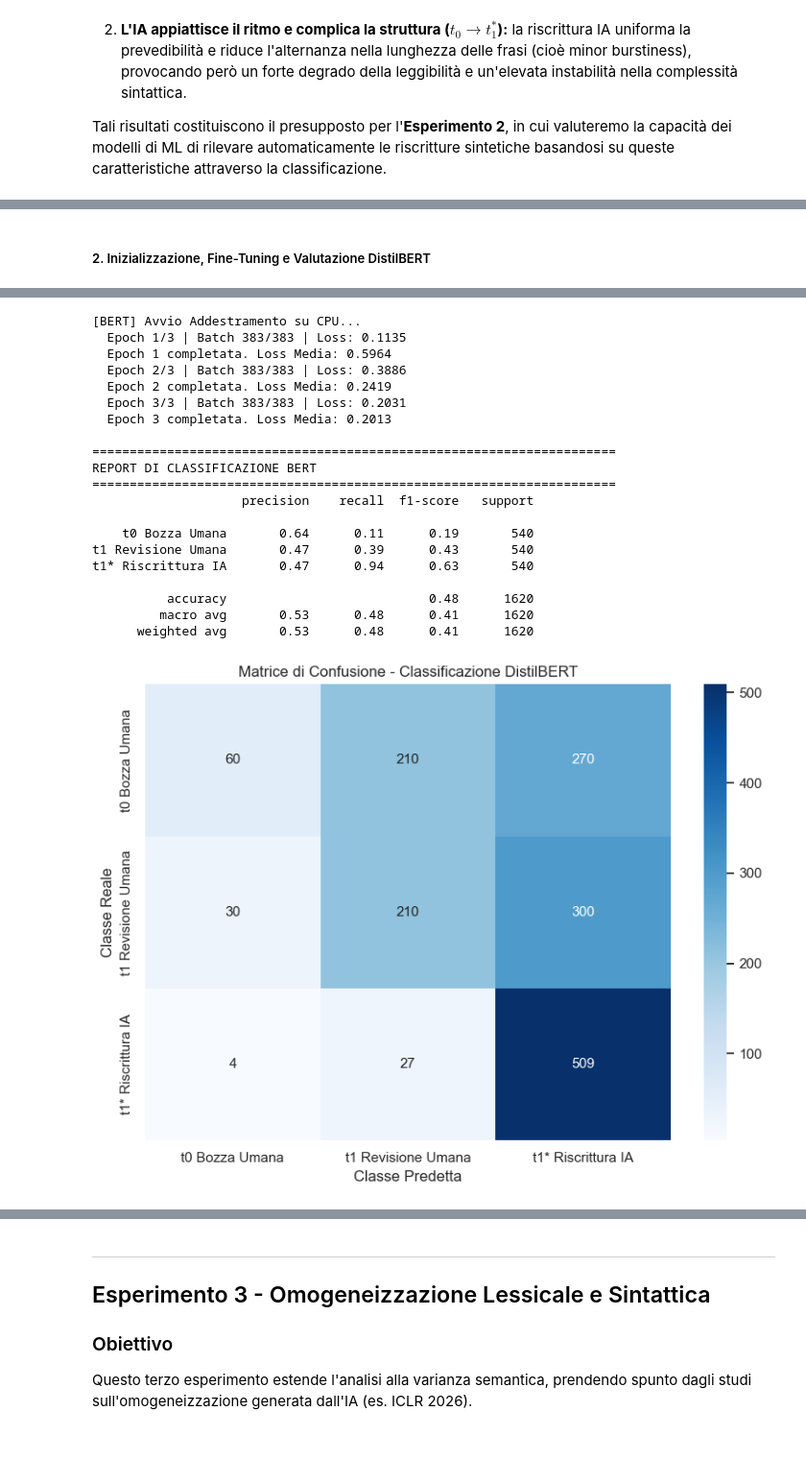
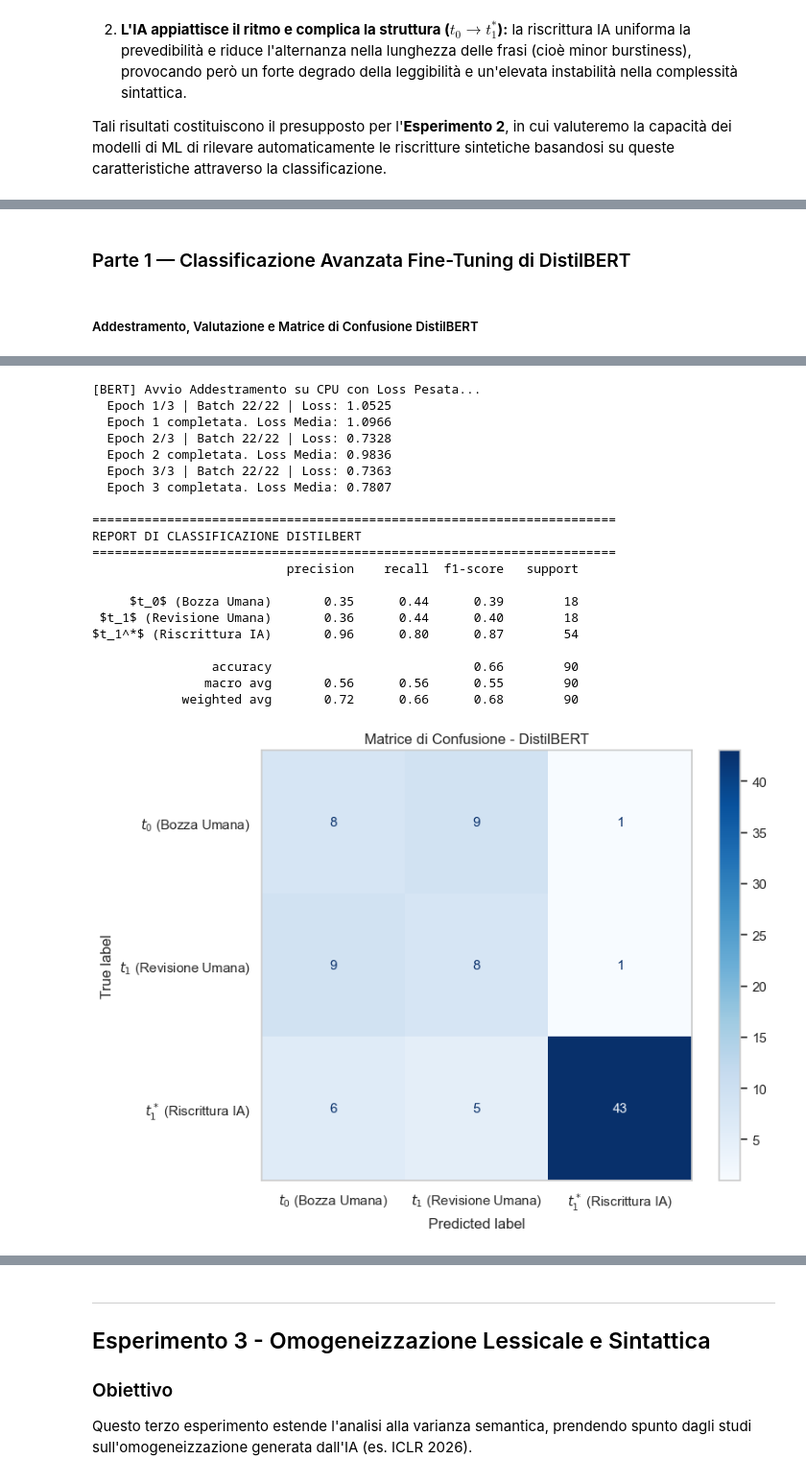
Before and after one commit to MarcoDeLuca21/project_work_nlp, a Jupyter notebook: notebook.ipynb, the cells around one changed output, grey strips where cells are left out. Shown at 96% size. Drawn from its saved outputs; the diff is of its cells as text; code cells hidden in the pictures; blank space fills up the shorter version.

Commit message:
riscrittura esperimento 2 con dataset stratificato 1:1:3 e ho rimosso bow. adeso presenti solo distlbert con calibrazione pesi e tf-idf senza calibrazione pesi

```diff
--- a/notebook.ipynb
+++ b/notebook.ipynb
@@ -403 +452,3 @@ ESPERIMENTO 2: CLASSIFICAZIONE
+# %% [markdown]
+### Parte 1 — Classificazione Avanzata Fine-Tuning di DistilBERT
 # %%
@@ -436,18 +488,19 @@ test_dataset = TextClassificationDataset(X_test, y_test, bert_tokenizer, max_len
 train_loader = DataLoader(train_dataset, batch_size=16, shuffle=True)
 test_loader = DataLoader(test_dataset, batch_size=32, shuffle=False)
 # %% [markdown]
-##### 2. Inizializzazione, Fine-Tuning e Valutazione DistilBERT
+##### Addestramento, Valutazione e Matrice di Confusione DistilBERT
 # %%
-bert_model = DistilBertForSequenceClassification.from_pretrained(
-    "distilbert-base-uncased",
-    num_labels=3
-).to(device_exp2)
+# inizializzazione DistilBERT
+bert_model = DistilBertForSequenceClassification.from_pretrained("distilbert-base-uncased", num_labels=3).to(device_exp2)
 
 optimizer = AdamW(bert_model.parameters(), lr=2e-5)
 epochs = 3
 
+# definizione della loss pesata calcolata precedentemente per lo sbilanciamento 1:1:3
+criterion = torch.nn.CrossEntropyLoss(weight=class_weights_tensor)
+
 # training Loop
-print("\n[BERT] Avvio Addestramento su CPU...")
+print("\n[BERT] Avvio Addestramento su CPU con Loss Pesata...")
 for epoch in range(epochs):
     bert_model.train()
     total_loss = 0
@@ -459,27 +512,23 @@ for epoch in range(epochs):
         attention_mask = batch["attention_mask"].to(device_exp2)
         labels = batch["label"].to(device_exp2)
 
-        outputs = bert_model(input_ids, attention_mask=attention_mask, labels=labels)
-        loss = outputs.loss
+        outputs = bert_model(input_ids, attention_mask=attention_mask)
+        loss = criterion(outputs.logits, labels)
 
         loss.backward()
         optimizer.step()
 
         total_loss += loss.item()
 
-        # monitoro avanazamento
-        if batch_idx % 50 == 0 or batch_idx == len(train_loader):
-            print(f"  Epoch {epoch+1}/{epochs} | Batch {batch_idx:>3}/{len(train_loader)} | Loss: {loss.item():.4f}", end="\r")
+        if batch_idx % 10 == 0 or batch_idx == len(train_loader):
+            print(f"  Epoch {epoch+1}/{epochs} | Batch"f" {batch_idx:>2}/{len(train_loader)} | Loss:"f" {loss.item():.4f}",end="\r")
 
-    print(f"\n  Epoch {epoch+1} completata. Loss Media: {total_loss/len(train_loader):.4f}")
+    print(f"\n  Epoch {epoch+1} completata. Loss Media:"f" {total_loss/len(train_loader):.4f}")
 
-# valutazione metriche
 bert_model.eval()
-# liste predizioni e etichette reali
 y_preds = []
 y_trues = []
 
-# disabilito calcolo gradienti
 with torch.no_grad():
     for batch in test_loader:
         input_ids = batch["input_ids"].to(device_exp2)
@@ -492,60 +541,58 @@ with torch.no_grad():
         y_preds.extend(preds.cpu().numpy())
         y_trues.extend(labels.cpu().numpy())
 
-target_names = ["t0 Bozza Umana", "t1 Revisione Umana", "t1* Riscrittura IA"]
+target_names = ["$t_0$ (Bozza Umana)", "$t_1$ (Revisione Umana)", "$t_1^*$ (Riscrittura IA)"]
 
 print("\n" + "=" * 70)
-print("REPORT DI CLASSIFICAZIONE BERT")
+print("REPORT DI CLASSIFICAZIONE DISTILBERT")
 print("=" * 70)
 print(classification_report(y_trues, y_preds, target_names=target_names))
 
-# matrice di confusione
-cm = confusion_matrix(y_trues, y_preds)
-plt.figure(figsize=(8, 6))
-sns.heatmap(cm, annot=True, fmt="d", cmap="Blues", xticklabels=target_names, yticklabels=target_names)
-plt.title("Matrice di Confusione - Classificazione DistilBERT")
-plt.xlabel("Classe Predetta")
-plt.ylabel("Classe Reale")
+# Matrice di Confusione
+fig, ax = plt.subplots(figsize=(8, 6))
+ConfusionMatrixDisplay.from_predictions(y_trues,y_preds,display_labels=target_names,cmap="Blues",ax=ax)
+plt.title("Matrice di Confusione - DistilBERT")
+plt.grid(False)
 plt.tight_layout()
 plt.show()
 # %% [output]
 [transformers] DistilBertForSequenceClassification LOAD REPORT from: distilbert-base-uncased
 Key                     | Status     |
 ------------------------+------------+-
 vocab_projector.bias    | UNEXPECTED |
 vocab_layer_norm.weight | UNEXPECTED |
 vocab_layer_norm.bias   | UNEXPECTED |
 vocab_transform.weight  | UNEXPECTED |
 vocab_transform.bias    | UNEXPECTED |
 pre_classifier.bias     | MISSING    |
 classifier.weight       | MISSING    |
 pre_classifier.weight   | MISSING    |
 classifier.bias         | MISSING    |
 
 Notes:
 - UNEXPECTED:   can be ignored when loading from different task/architecture; not ok if you expect identical arch.
 - MISSING:      those params were newly initialized because missing from the checkpoint. Consider training on your downstream task.
-[BERT] Avvio Addestramento su CPU...
-  Epoch 1/3 | Batch 383/383 | Loss: 0.1135
-  Epoch 1 completata. Loss Media: 0.5964
-  Epoch 2/3 | Batch 383/383 | Loss: 0.3886
-  Epoch 2 completata. Loss Media: 0.2419
-  Epoch 3/3 | Batch 383/383 | Loss: 0.2031
-  Epoch 3 completata. Loss Media: 0.2013
+[BERT] Avvio Addestramento su CPU con Loss Pesata...
+  Epoch 1/3 | Batch 22/22 | Loss: 1.0525
+  Epoch 1 completata. Loss Media: 1.0966
+  Epoch 2/3 | Batch 22/22 | Loss: 0.7328
+  Epoch 2 completata. Loss Media: 0.9836
+  Epoch 3/3 | Batch 22/22 | Loss: 0.7363
+  Epoch 3 completata. Loss Media: 0.7807
 
 ======================================================================
-REPORT DI CLASSIFICAZIONE BERT
+REPORT DI CLASSIFICAZIONE DISTILBERT
 ======================================================================
-                    precision    recall  f1-score   support
+                          precision    recall  f1-score   support
 
-    t0 Bozza Umana       0.64      0.11      0.19       540
-t1 Revisione Umana       0.47      0.39      0.43       540
-t1* Riscrittura IA       0.47      0.94      0.63       540
+     $t_0$ (Bozza Umana)       0.35      0.44      0.39        18
+ $t_1$ (Revisione Umana)       0.36      0.44      0.40        18
+$t_1^*$ (Riscrittura IA)       0.96      0.80      0.87        54
 
-          accuracy                           0.48      1620
-         macro avg       0.53      0.48      0.41      1620
-      weighted avg       0.53      0.48      0.41      1620
+                accuracy                           0.66        90
+               macro avg       0.56      0.56      0.55        90
+            weighted avg       0.72      0.66      0.68        90
-[figure, old version]
+[figure, new version]
 # %% [markdown]
 ### Analisi dei Risultati e della Matrice di Confusione DistilBERT
 
```
Also changed, not shown: parts of 15 cells of this notebook.
